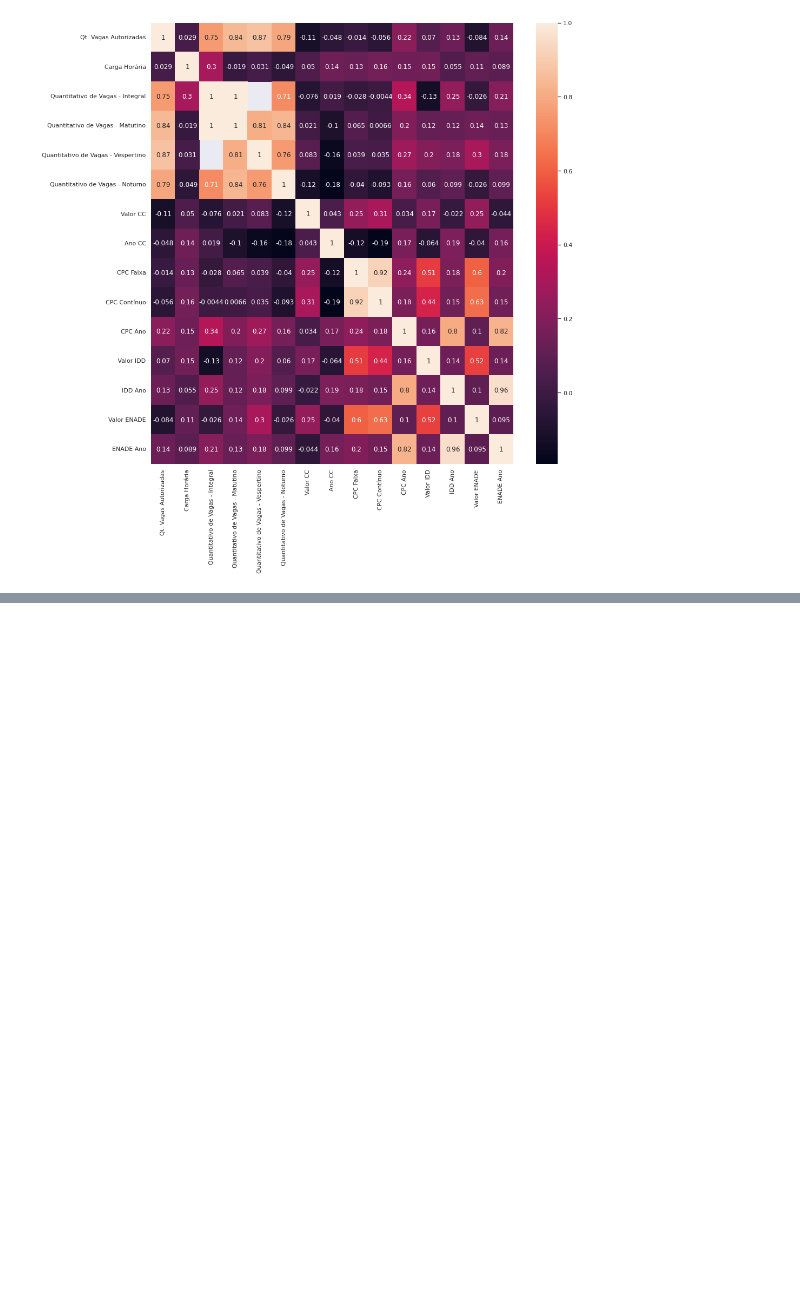
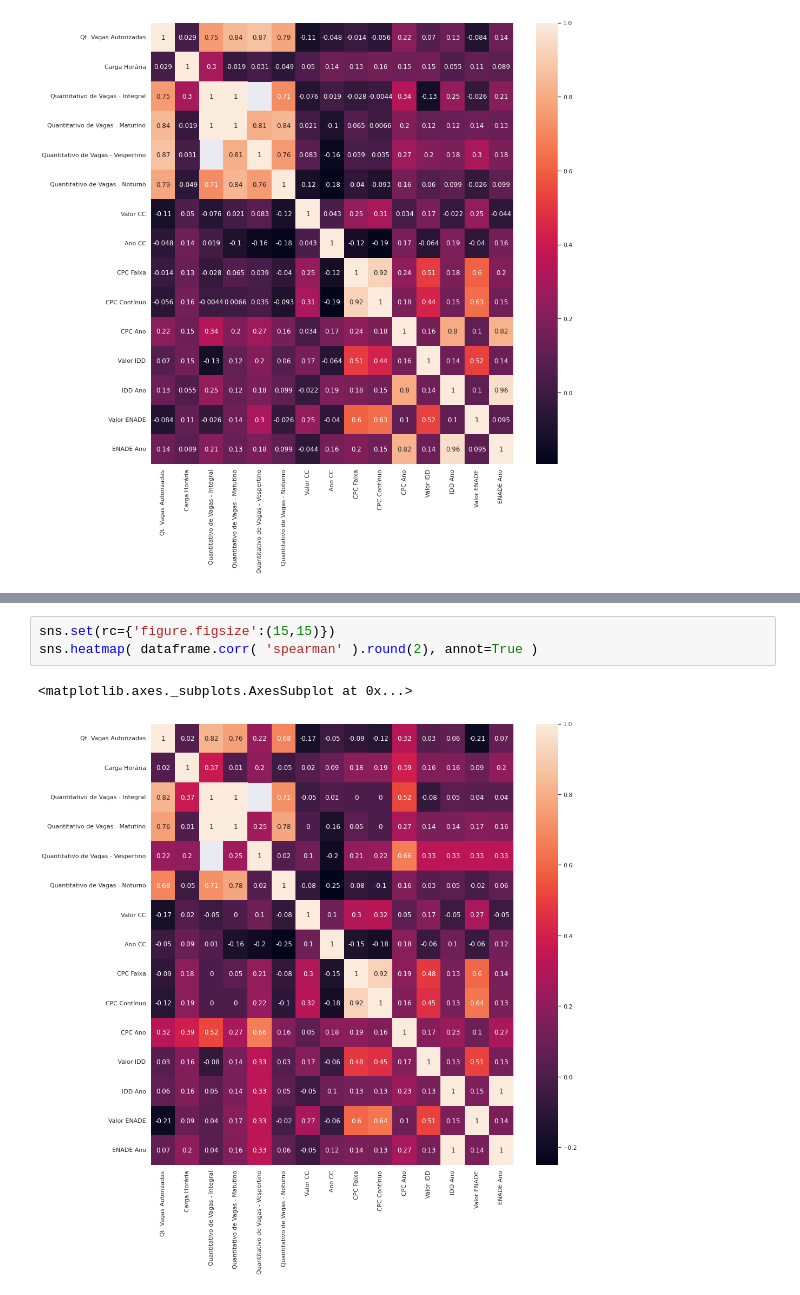
Before and after one commit to edupires89/datascience, a Jupyter notebook: 01_exploratoryanalysis.ipynb, the cells around one changed output, grey strips where cells are left out. Saved outputs shown, nothing was run; the diff lists cells and outputs as text; blank space fills up the shorter version.

```diff
--- a/01_exploratoryanalysis.ipynb
+++ b/01_exploratoryanalysis.ipynb
@@ -218,0 +244,6 @@ sns.heatmap( dataframe.corr(), annot=True )
+# %%
+sns.set(rc={'figure.figsize':(15,15)})
+sns.heatmap( dataframe.corr( 'spearman' ).round(2), annot=True )
+# %% [output]
+<matplotlib.axes._subplots.AxesSubplot at 0x...>
+[figure, added]
```
Also changed, not shown: parts of 3 cells of this notebook.
